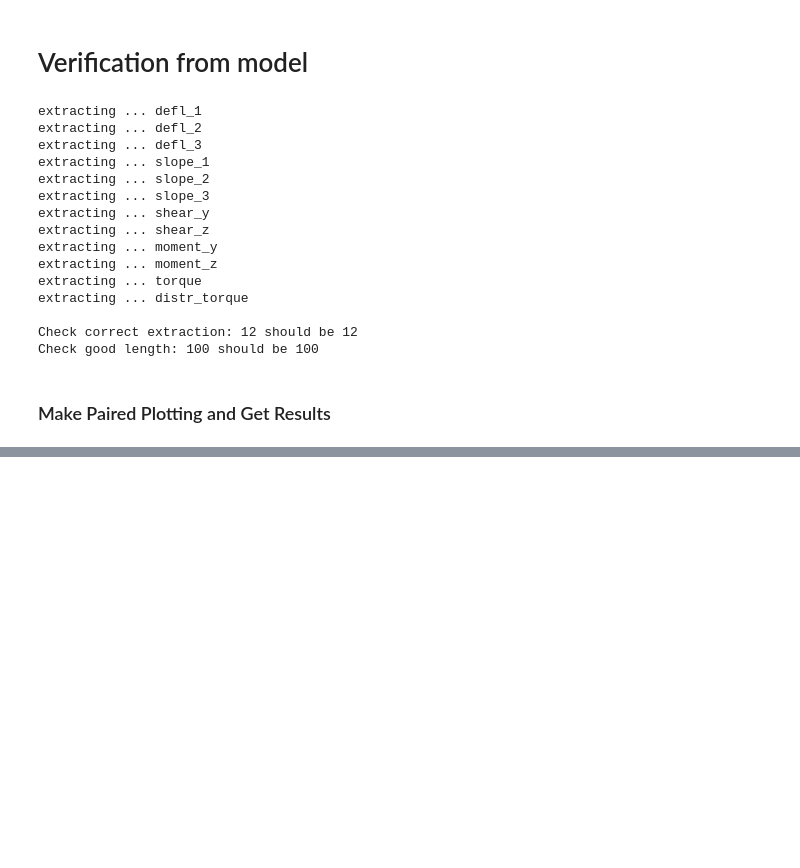
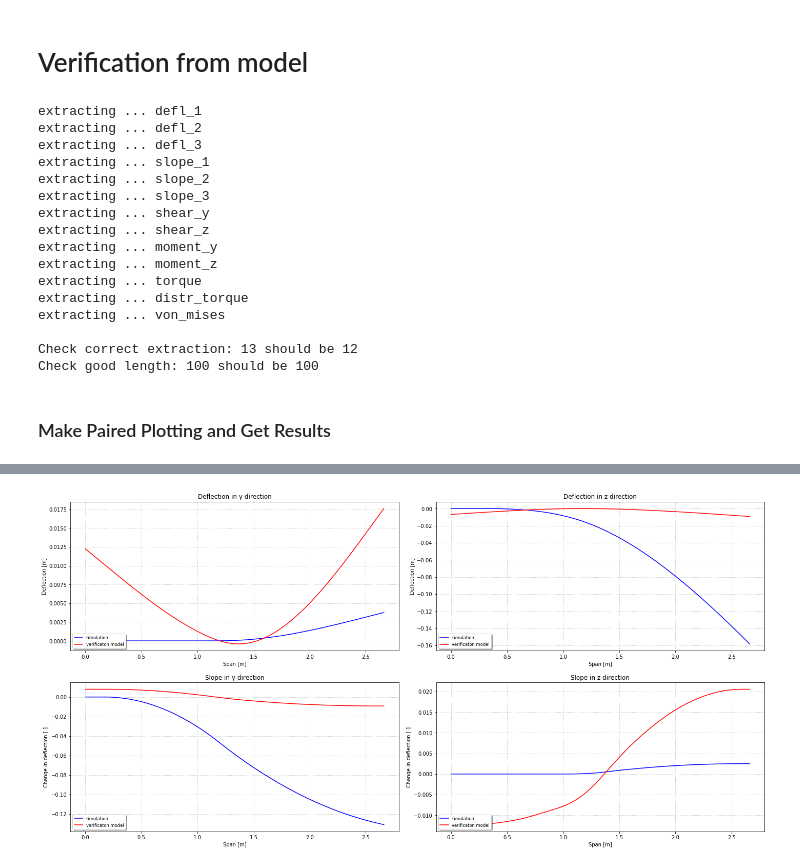
Before and after one commit to pcampolucci/SVV-Group-13-TUDelft, a Jupyter notebook: notebook/SVV - Group 13.ipynb, the cells around one changed output, grey strips where cells are left out. Drawn from its saved outputs; the diff is of its cells as text; code cells hidden in the pictures; blank space fills up the shorter version.

```diff
--- a/notebook/SVV - Group 13.ipynb
+++ b/notebook/SVV - Group 13.ipynb
@@ -1293,7 +1295,7 @@ x_axis = np.linspace(0, l_a, steps)
 # open files
 path = r"C:\Users\pieca\Desktop\Verification_Model"
 str_list = ["defl_1", "defl_2", "defl_3", "slope_1", "slope_2",
-            "slope_3", "shear_y", "shear_z", "moment_y", "moment_z", "torque", "distr_torque"]
+            "slope_3", "shear_y", "shear_z", "moment_y", "moment_z", "torque", "distr_torque", "von_mises"]
 
 all_values = []
 
@@ -1322,8 +1324,9 @@ extracting ... moment_y
 extracting ... moment_z
 extracting ... torque
 extracting ... distr_torque
+extracting ... von_mises
 
-Check correct extraction: 12 should be 12
+Check correct extraction: 13 should be 12
 Check good length: 100 should be 100
 # %% [markdown]
 ### Make Paired Plotting and Get Results
@@ -1341,7 +1344,7 @@ d_z_v = all_values[1]
 s_y_v = all_values[3]
 s_z_v = all_values[4]
 
-plt.figure(figsize=[11, 10])
+plt.figure(figsize=[20, 10])
 
 a = plt.subplot(221)
 plt.title(f"Deflection in y direction")
@@ -1364,7 +1367,7 @@ legend = plt.legend(loc='lower left', shadow=True, fontsize='small')
 c = plt.subplot(223)
 plt.title(f"Slope in y direction")
 c.plot(x_axis, s_y, color='b', label="simulation")
-c.plot(x_axis, s_y_v, color='r', label="verificaton model")
+c.plot(x_axis, s_z_v, color='r', label="verificaton model")
 plt.xlabel("Span [m]")
 plt.ylabel("Change in deflection [-]")
 plt.grid(linestyle='dotted')
@@ -1373,7 +1376,7 @@ legend = plt.legend(loc='lower left', shadow=True, fontsize='small')
 d = plt.subplot(224)
 plt.title(f"Slope in z direction")
 d.plot(x_axis, s_z, color='b', label="simulation")
-d.plot(x_axis, s_z_v, color='r', label="verificaton model")
+d.plot(x_axis, s_y_v, color='r', label="verificaton model")
 plt.xlabel("Span [m]")
 plt.ylabel("Change in deflection [-]")
 plt.grid(linestyle='dotted')
@@ -1387,0 +1389 @@ plt.show()
+[figure, added]
```
Also changed, not shown: parts of 15 cells of this notebook.
